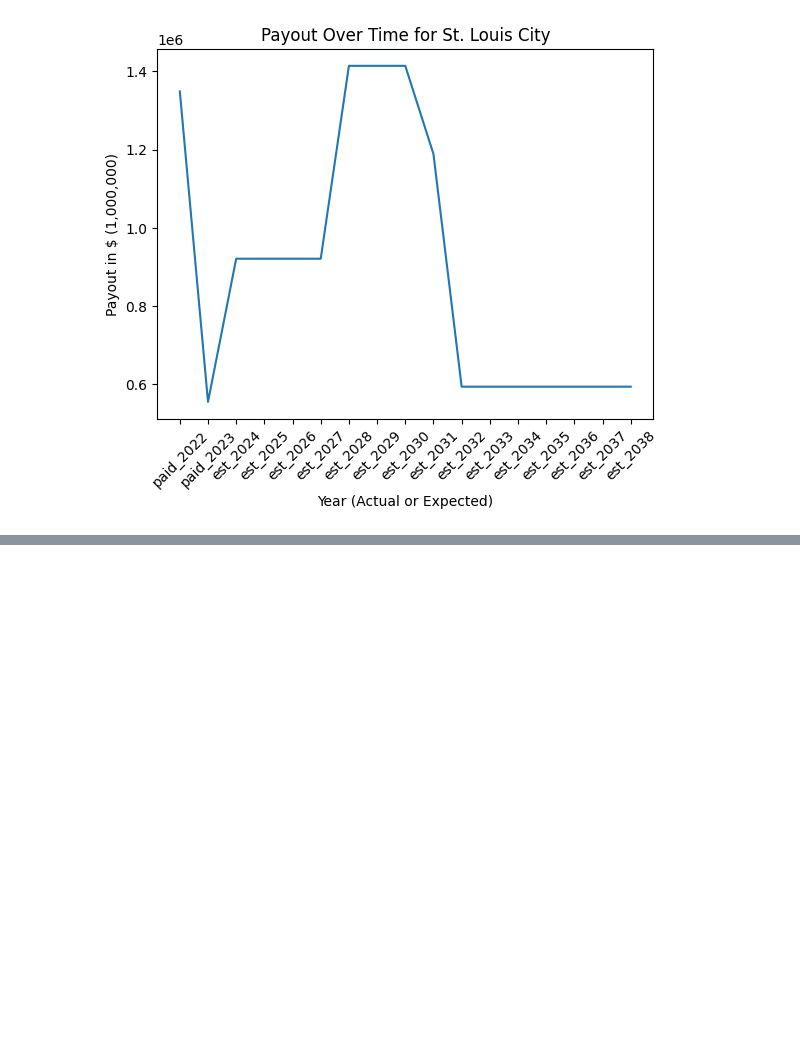
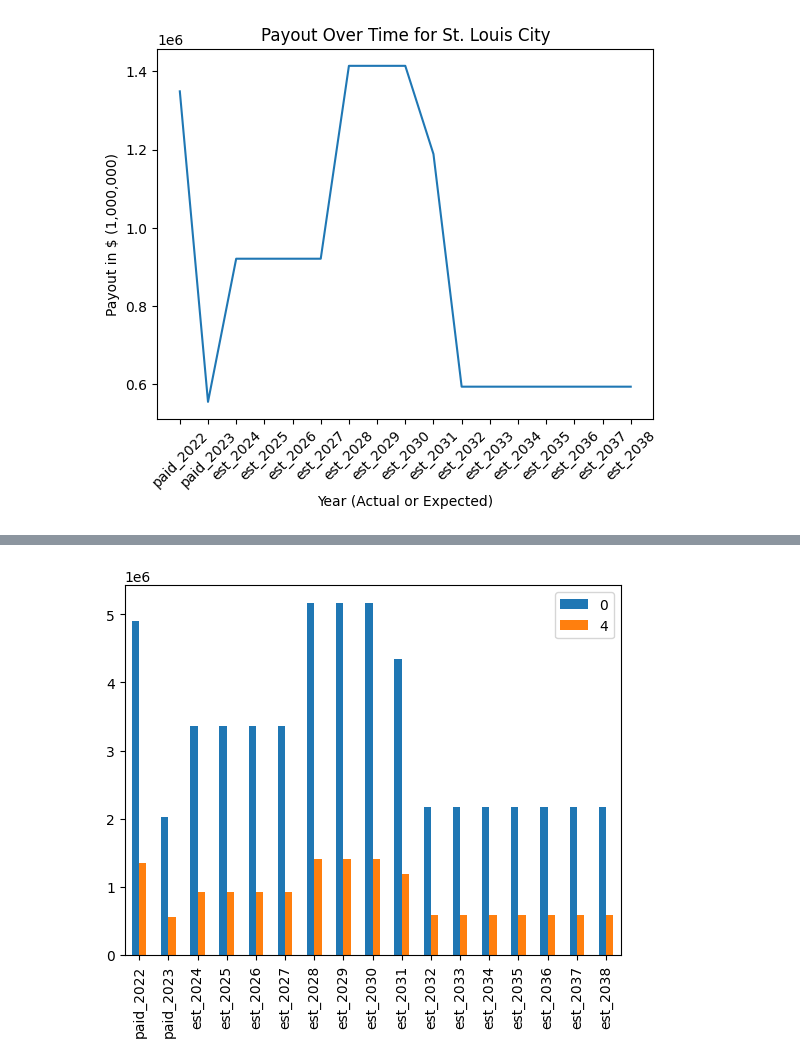
Before and after one commit to gabbycjames/Opioid_Settlements, a Jupyter notebook: Opioid_Settlements.ipynb, the cells around one changed output, grey strips where cells are left out. Saved outputs shown, nothing was run; the diff lists cells and outputs as text; code cells hidden in the pictures; blank space fills up the shorter version.

```diff
--- a/Opioid_Settlements.ipynb
+++ b/Opioid_Settlements.ipynb
@@ -204,0 +218,5 @@ plt.show()
+# %%
+stl_transposed.plot(kind='bar')
+plt.show()
+# %% [output]
+[figure, added]
```
Also changed, not shown: parts of 6 cells of this notebook.
